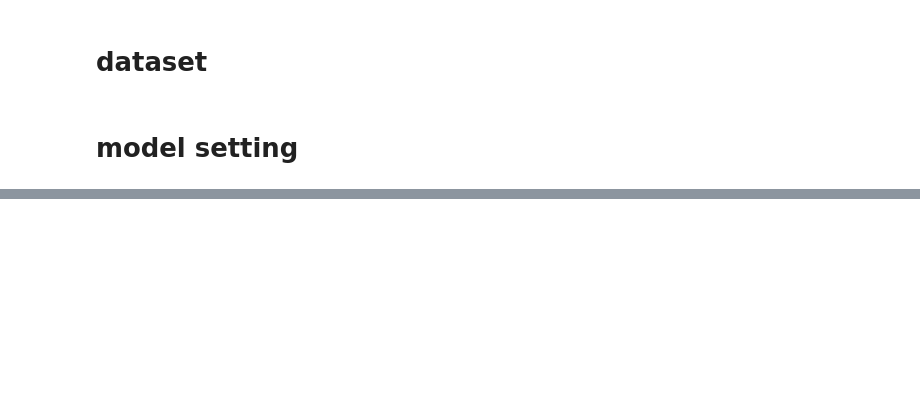
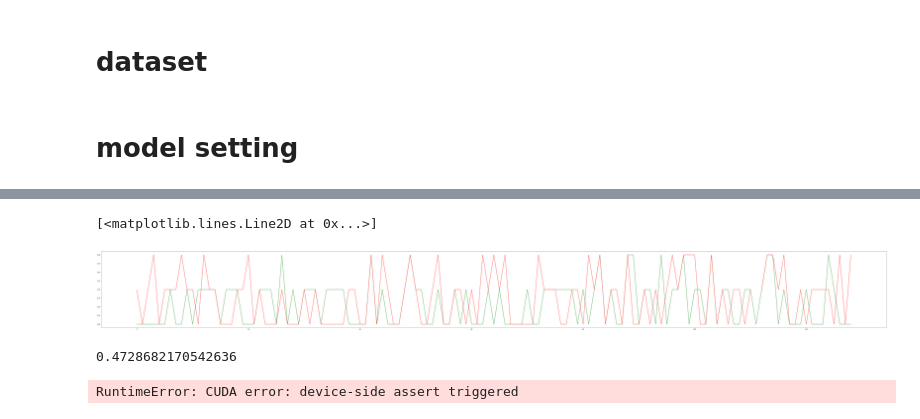
Before and after one commit to TsungHuaLee/Research, a Jupyter notebook: mutation_count.ipynb, the cells around one changed output, grey strips where cells are left out. Cells and saved outputs as stored; diff of their text form; code cells hidden in the pictures; blank space fills up the shorter version.

```diff
--- a/mutation_count.ipynb
+++ b/mutation_count.ipynb
@@ -162,0 +279,8 @@ DEVICE = 'cuda'
+# %%
+target = 'cls'
+
+if target == 'cls':
+    nclass = len(np.unique(train_labels))
+else:
+    nclass = 1
+print(nclass)
@@ -172,12 +300,3 @@ model.fc = nn.Linear(in_features=512, out_features=nclass, bias=True)
-# %%
-for i in valid_loader:
-    image, label = i
-    model.cuda()
-    image = image.cuda()
-    with torch.no_grad():
-         pred = model(image)
-    print(pred)
-    break
 # %%
 train_dataset = Dataset(
     train_images,
@@ -270,0 +397,15 @@ for i in range(0, epoch):
+# %%
+def majority_vote(gt_label_num = 3, pred_labels = None):
+    vote = np.zeros(gt_label_num)
+    for gt_label in range(gt_label_num):
+        pred_num = np.count_nonzero(pred_labels == gt_label)
+        vote[gt_label] = pred_num
+    return np.argmax(vote), vote
+# %%
+model = models.resnet18(pretrained=True)
+model.fc = nn.Sequential(
+    nn.Linear(in_features=512, out_features=nclass, bias=True)
+)
+model.load_state_dict(torch.load('./weight/2020_09_29_16_07_MCnt-cls-loss_ce_bs_128_epoch0_acc:0.4124.h5'))
+model.to('cuda')
+model.eval()
@@ -270,0 +519,12 @@ for i in range(0, epoch):
+# %%
+plt.figure(figsize=(100,10))
+plt.plot(all_pred_by_vote, color="g")
+plt.plot(all_gt, color="r")
+# %% [output]
+[<matplotlib.lines.Line2D at 0x...>]
+[figure, added]
+# %%
+tp = np.sum(np.array(all_pred_by_vote) == np.array(all_gt))
+print(tp/len(all_gt))
+# %% [output]
+0.4728682170542636
@@ -270,0 +555,4 @@ for i in range(0, epoch):
+# %%
+valid_epoch.run(valid_loader)
+# %% [output]
+RuntimeError: CUDA error: device-side assert triggered
```
Also changed, not shown: parts of 35 cells of this notebook, 5 other files.
